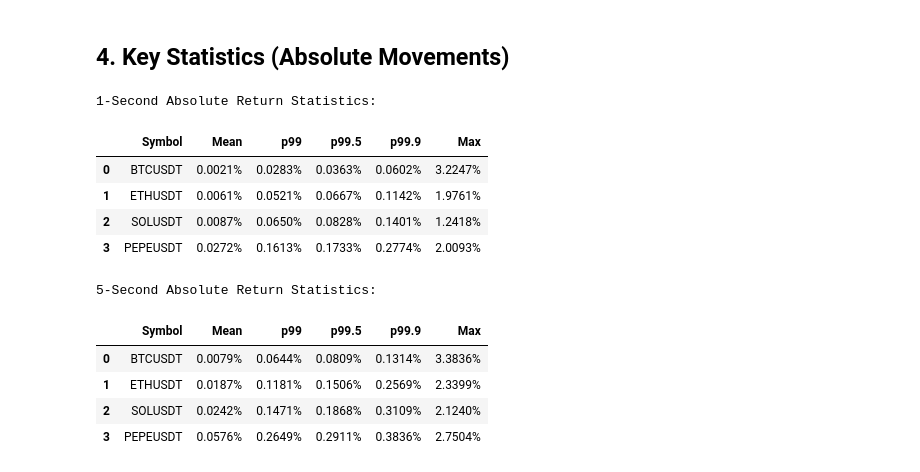
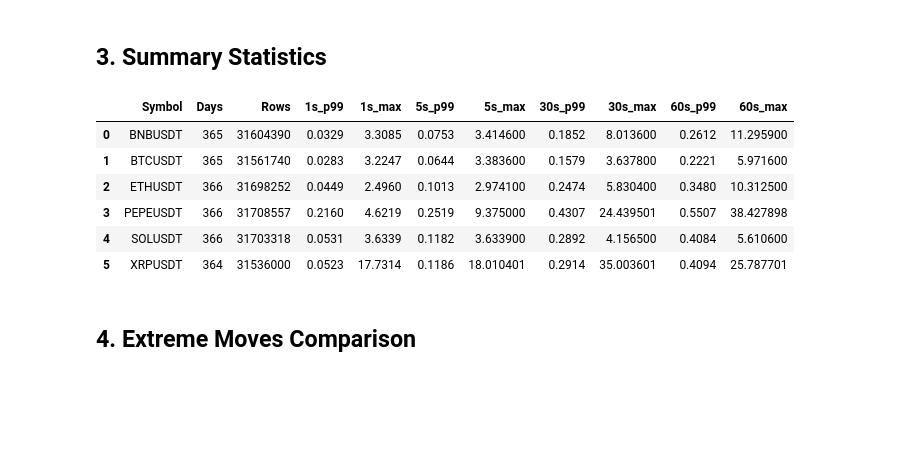
Before and after one commit to degenRobot/clob-risk-modelling, a Jupyter notebook: risk-model/notebooks/04_oracle_risks_executed.ipynb, the cells around one changed output. Saved outputs shown, nothing was run; the diff lists cells and outputs as text; code cells hidden in the pictures; blank space fills up the shorter version.

```diff
--- a/risk-model/notebooks/04_oracle_risks_executed.ipynb
+++ b/risk-model/notebooks/04_oracle_risks_executed.ipynb
@@ -99,49 +67,30 @@ plt.show()
-# %% [markdown]
-## 4. Key Statistics (Absolute Movements)
-# %%
-# 1-second stats
-stats_1s = []
-for symbol in data.keys():
-    abs_ret = returns['1s'][symbol].abs()
-    stats_1s.append({
-        'Symbol': symbol,
-        'Mean': f"{abs_ret.mean():.4f}%",
-        'p99': f"{abs_ret.quantile(0.99):.4f}%",
-        'p99.5': f"{abs_ret.quantile(0.995):.4f}%",
-        'p99.9': f"{abs_ret.quantile(0.999):.4f}%",
-        'Max': f"{abs_ret.max():.4f}%",
-    })
-
-print("1-Second Absolute Return Statistics:")
-display(pd.DataFrame(stats_1s))
-# %% [output]
-1-Second Absolute Return Statistics:
-|  | Symbol | Mean | p99 | p99.5 | p99.9 | Max |
-| 0 | BTCUSDT | 0.0021% | 0.0283% | 0.0363% | 0.0602% | 3.2247% |
-| 1 | ETHUSDT | 0.0061% | 0.0521% | 0.0667% | 0.1142% | 1.9761% |
-| 2 | SOLUSDT | 0.0087% | 0.0650% | 0.0828% | 0.1401% | 1.2418% |
-| 3 | PEPEUSDT | 0.0272% | 0.1613% | 0.1733% | 0.2774% | 2.0093% |
-# %%
-# 5-second stats
-stats_5s = []
-for symbol in data.keys():
-    abs_ret = returns['5s'][symbol].abs()
-    stats_5s.append({
-        'Symbol': symbol,
-        'Mean': f"{abs_ret.mean():.4f}%",
-        'p99': f"{abs_ret.quantile(0.99):.4f}%",
-        'p99.5': f"{abs_ret.quantile(0.995):.4f}%",
-        'p99.9': f"{abs_ret.quantile(0.999):.4f}%",
-        'Max': f"{abs_ret.max():.4f}%",
-    })
-
-print("5-Second Absolute Return Statistics:")
-display(pd.DataFrame(stats_5s))
-# %% [output]
-5-Second Absolute Return Statistics:
-|  | Symbol | Mean | p99 | p99.5 | p99.9 | Max |
-| 0 | BTCUSDT | 0.0079% | 0.0644% | 0.0809% | 0.1314% | 3.3836% |
-| 1 | ETHUSDT | 0.0187% | 0.1181% | 0.1506% | 0.2569% | 2.3399% |
-| 2 | SOLUSDT | 0.0242% | 0.1471% | 0.1868% | 0.3109% | 2.1240% |
-| 3 | PEPEUSDT | 0.0576% | 0.2649% | 0.2911% | 0.3836% | 2.7504% |
+# %% [markdown]
+## 3. Summary Statistics
+# %%
+summary = []
+for symbol in data.keys():
+    df = data[symbol]
+    row = {
+        'Symbol': symbol,
+        'Days': (df['timestamp'].max() - df['timestamp'].min()).days,
+        'Rows': len(df)
+    }
+    for window_name in windows.keys():
+        abs_ret = returns[window_name][symbol].abs()
+        row[f'{window_name}_p99'] = abs_ret.quantile(0.99)
+        row[f'{window_name}_max'] = abs_ret.max()
+    summary.append(row)
+
+summary_df = pd.DataFrame(summary)
+display(summary_df.round(4))
+# %% [output]
+|  | Symbol | Days | Rows | 1s_p99 | 1s_max | 5s_p99 | 5s_max | 30s_p99 | 30s_max | 60s_p99 | 60s_max |
+| 0 | BNBUSDT | 365 | 31604390 | 0.0329 | 3.3085 | 0.0753 | 3.414600 | 0.1852 | 8.013600 | 0.2612 | 11.295900 |
+| 1 | BTCUSDT | 365 | 31561740 | 0.0283 | 3.2247 | 0.0644 | 3.383600 | 0.1579 | 3.637800 | 0.2221 | 5.971600 |
+| 2 | ETHUSDT | 366 | 31698252 | 0.0449 | 2.4960 | 0.1013 | 2.974100 | 0.2474 | 5.830400 | 0.3480 | 10.312500 |
+| 3 | PEPEUSDT | 366 | 31708557 | 0.2160 | 4.6219 | 0.2519 | 9.375000 | 0.4307 | 24.439501 | 0.5507 | 38.427898 |
+| 4 | SOLUSDT | 366 | 31703318 | 0.0531 | 3.6339 | 0.1182 | 3.633900 | 0.2892 | 4.156500 | 0.4084 | 5.610600 |
+| 5 | XRPUSDT | 364 | 31536000 | 0.0523 | 17.7314 | 0.1186 | 18.010401 | 0.2914 | 35.003601 | 0.4094 | 25.787701 |
+# %% [markdown]
+## 4. Extreme Moves Comparison
 # %%
```
Also changed, not shown: parts of 18 cells of this notebook, 15 other files.
